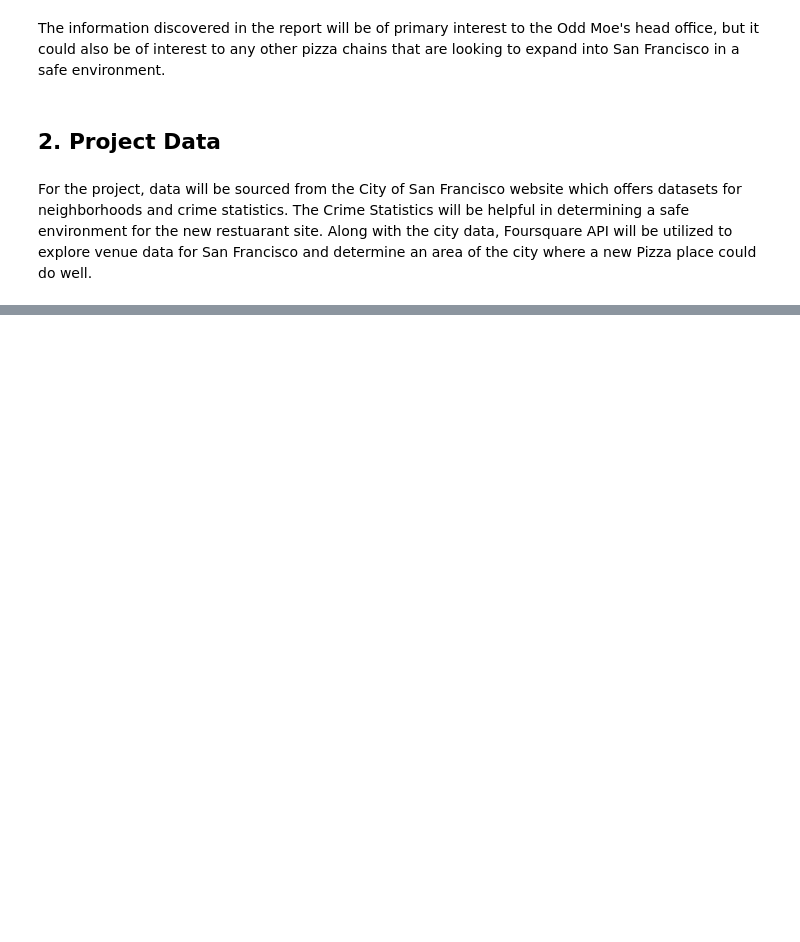
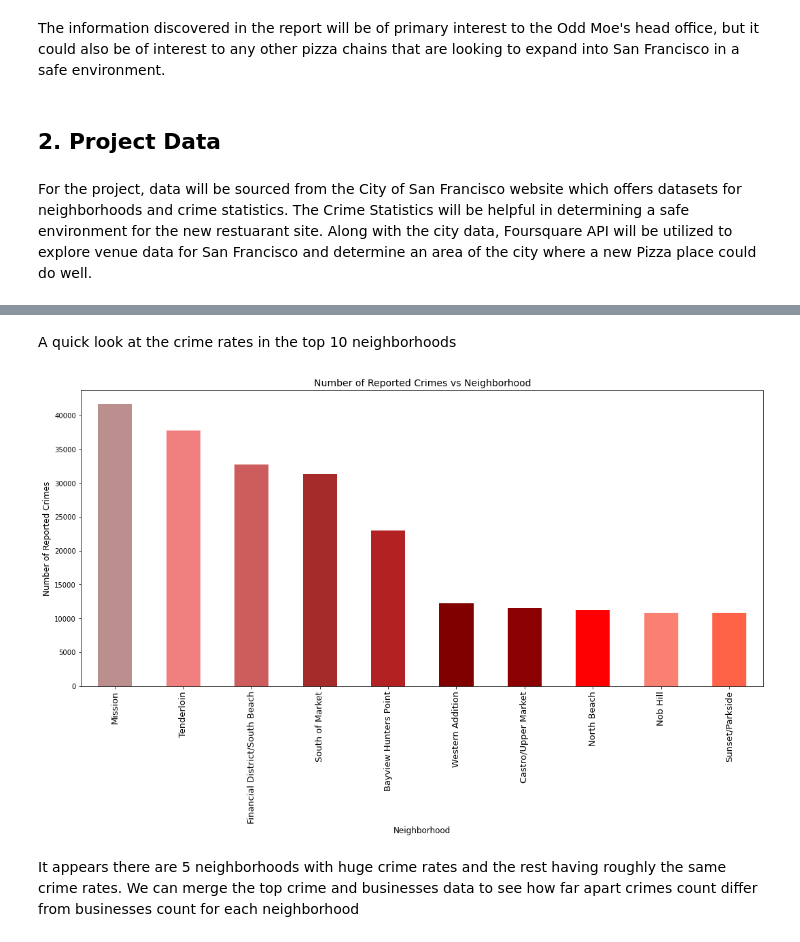
Before and after one commit to batomlins/Coursera_Capstone, a Jupyter notebook: Restaurant Opening in SF(Data).ipynb, the cells around one changed output, grey strips where cells are left out. Drawn from its saved outputs; the diff is of its cells as text; code cells hidden in the pictures; blank space fills up the shorter version.

```diff
--- a/Restaurant Opening in SF(Data).ipynb
+++ b/Restaurant Opening in SF(Data).ipynb
@@ -16,0 +193,4 @@ For the project, data will be sourced from the City of San Francisco website whi
+# %%
+crime = pd.read_csv('https://data.sfgov.org/api/views/wg3w-h783/rows.csv?accessType=DOWNLOAD')
+print(crime.shape)
+crime.head()
@@ -16,0 +205,20 @@ For the project, data will be sourced from the City of San Francisco website whi
+# %%
+# we limit the data to just the columns we need
+crime1 = crime[['Analysis Neighborhood','Incident Category', 'Incident Date']]
+
+# leave out rows with missing values
+crime2 = crime1.dropna()
+
+# format incident date to suit our needs
+crime2['Incident Date'] = crime2['Incident Date'].astype('datetime64[ns]')
+
+# we'll limit the crimes data to the last 5 years so that we only look at relevant crimes in recent times
+crime3 = crime2.loc[crime2['Incident Date'] > '2015-01-01']
+
+# To guard against being distracted by non-criminal incidents, we'll leave them out
+crime4 = crime3.loc[crime3['Incident Category'] != 'Non-Criminal']
+
+#change the name of 'Analysis Neighborhood' to 'Neighborhood'
+crime4.rename(columns={'Analysis Neighborhood': 'Neighborhood'}, inplace = True)
+
+crime4.head(10)
@@ -16,0 +247,11 @@ For the project, data will be sourced from the City of San Francisco website whi
+# %%
+# crimes in each neighborhood
+crime5 = crime4.groupby('Neighborhood', as_index=False).count()
+# we wont need Incident Date beyond here
+crime5.drop(columns = 'Incident Date',inplace = True)
+# rename Incident Category column to a more descriptive name
+crime5.rename(columns={'Incident Category': 'Incidents'}, inplace = True)
+#and sort our values
+crime6 = crime5.sort_values(by= ['Incidents'], ascending = False)
+crime7 = crime6.head(10)
+crime7
@@ -16,0 +291,13 @@ For the project, data will be sourced from the City of San Francisco website whi
+# %% [markdown]
+A quick look at the crime rates in the top 10 neighborhoods
+# %%
+crime7.plot.bar(x = 'Neighborhood', y = 'Incidents', title = "Crime Incidents vs Neighborhood", legend = None, rot= 90, figsize = (18, 8), color=['rosybrown', 'lightcoral', 'indianred', 'brown', 'firebrick', 'maroon', 'darkred', 'red', 'salmon', 'tomato'])
+plt.ylabel('Number of Reported Crimes', fontsize=12)
+plt.xticks(fontsize=13)
+plt.xlabel('Neighborhood', fontsize=12)
+plt.title('Number of Reported Crimes vs Neighborhood', fontsize = 14)
+plt.show()
+# %% [output]
+[figure, added]
+# %% [markdown]
+It appears there are 5 neighborhoods with huge crime rates and the rest having roughly the same crime rates. We can merge the top crime and businesses data to see how far apart crimes count differ from businesses count for each neighborhood
```
Also changed, not shown: parts of 46 cells of this notebook.
